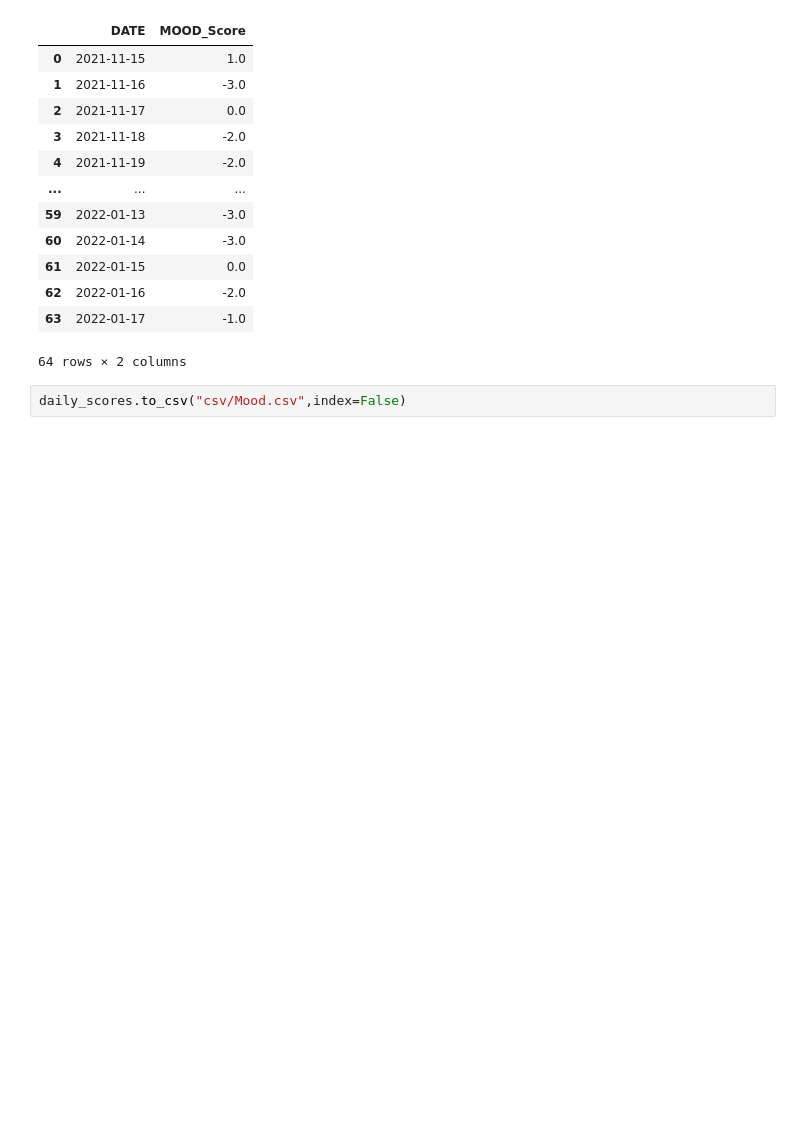
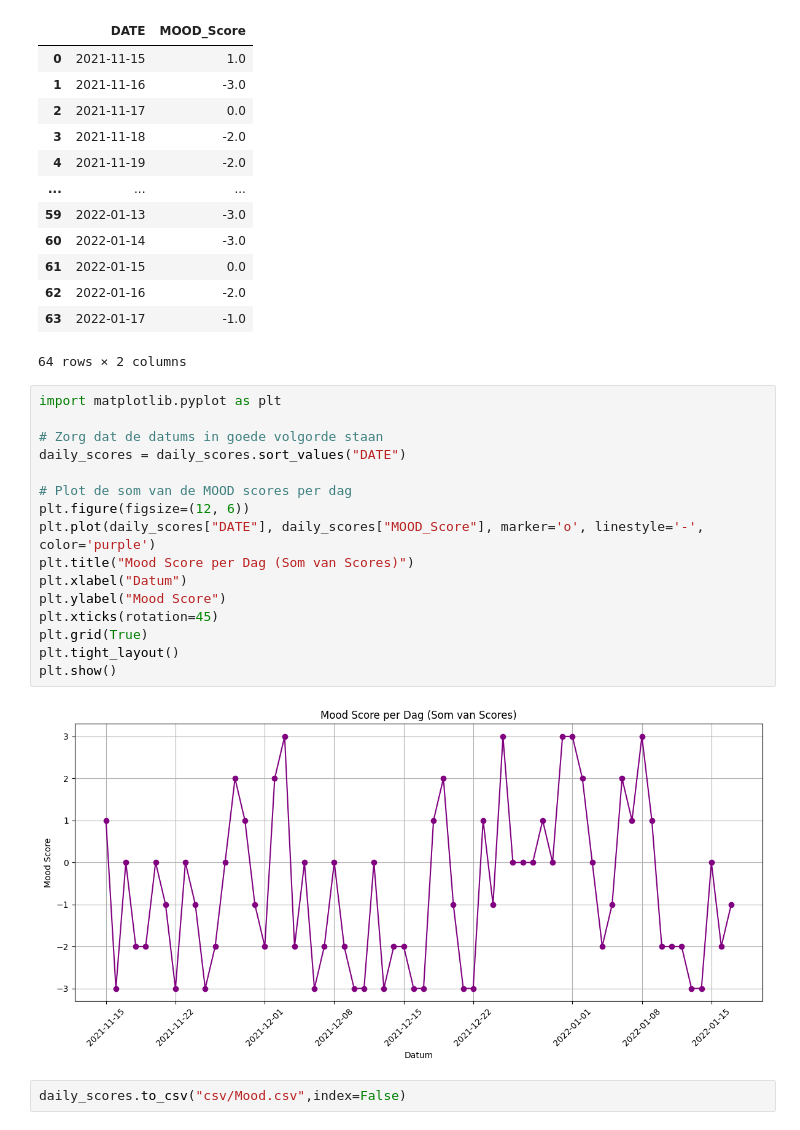
Before and after one commit to xanderaerts/ProjectLabProject, a Jupyter notebook: Mood.ipynb, the cells around one changed output. Cells and saved outputs as stored; diff of their text form; blank space fills up the shorter version.

```diff
--- a/Mood.ipynb
+++ b/Mood.ipynb
@@ -133,5 +125,23 @@ See the caveats in the documentation: https://pandas.pydata.org/pandas-docs/stab
 | 62 | 2022-01-16 | -2.0 |
 | 63 | 2022-01-17 | -1.0 |
 64 rows × 2 columns
+# %%
+import matplotlib.pyplot as plt
+
+# Zorg dat de datums in goede volgorde staan
+daily_scores = daily_scores.sort_values("DATE")
+
+# Plot de som van de MOOD scores per dag
+plt.figure(figsize=(12, 6))
+plt.plot(daily_scores["DATE"], daily_scores["MOOD_Score"], marker='o', linestyle='-', color='purple')
+plt.title("Mood Score per Dag (Som van Scores)")
+plt.xlabel("Datum")
+plt.ylabel("Mood Score")
+plt.xticks(rotation=45)
+plt.grid(True)
+plt.tight_layout()
+plt.show()
+# %% [output]
+[figure, added]
 # %%
 daily_scores.to_csv("csv/Mood.csv",index=False)
```
Also changed, not shown: parts of 1 cell of this notebook, 2 other files.
